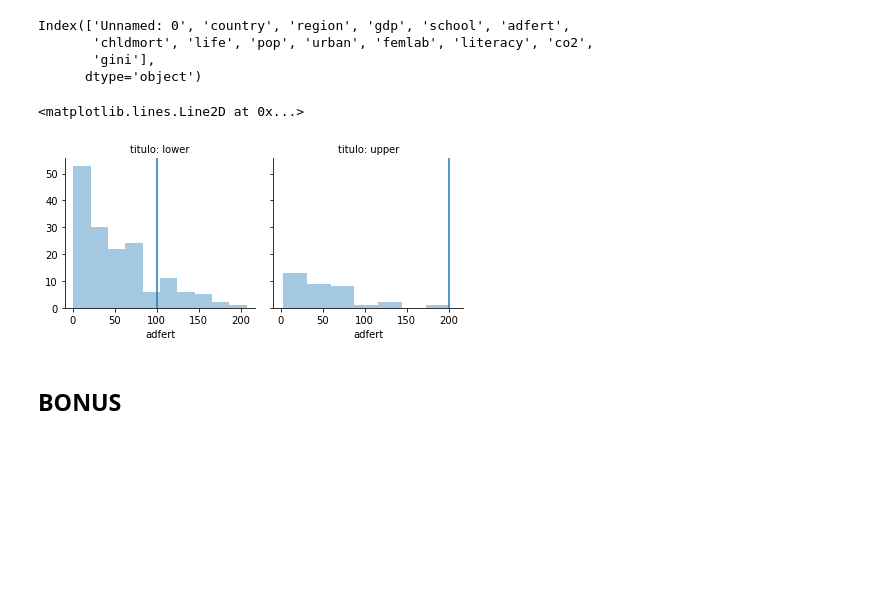
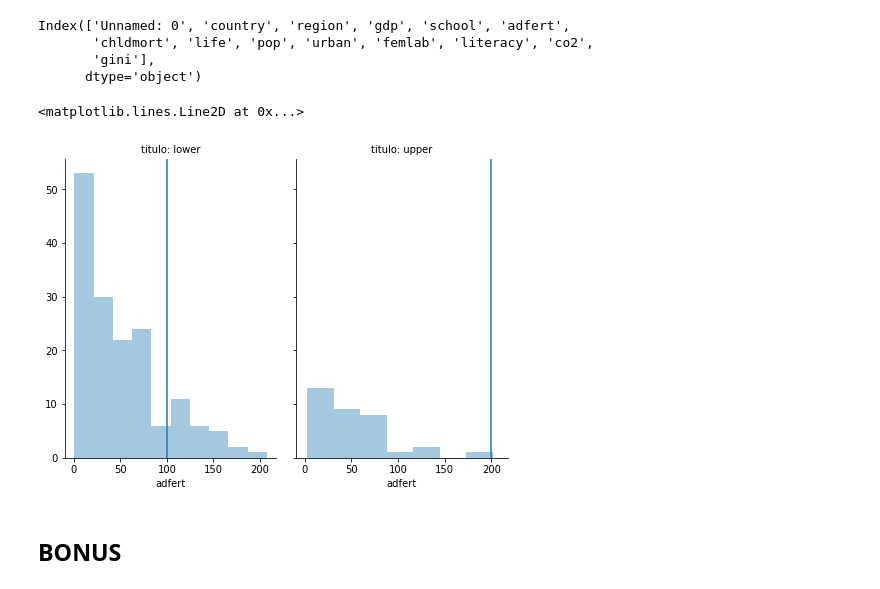
Before and after one commit to jfredes/bchg4_scribenotes, a Jupyter notebook: 02_fundamentos/Modulo_07.ipynb, the cells around one changed output. Drawn from its saved outputs; the diff is of its cells as text; code cells hidden in the pictures; blank space fills up the shorter version.

```diff
--- a/02_fundamentos/Modulo_07.ipynb
+++ b/02_fundamentos/Modulo_07.ipynb
@@ -29,15 +29,16 @@ df['bin_pop'] = np.where(df['pop']>df['pop'].mean(), 'upper', 'lower')
 # %%
 grid = sns.FacetGrid(df, col='bin_pop', col_wrap=3)
 grid = grid.map(sns.distplot, 'adfert', kde=False)
 grid.set_titles('titulo: {col_name}')
+grid.fig.set_size_inches(10,6)
 
 grid.facet_axis(0,0)
 plt.axvline(100)
 grid.facet_axis(0,1)
 plt.axvline(200)
 # %% [output]
 <matplotlib.lines.Line2D at 0x...>
-[figure, old version]
+[figure, new version]
 # %% [markdown]
 ## BONUS
 # %%
```
Also changed, not shown: parts of 5 cells of this notebook.
